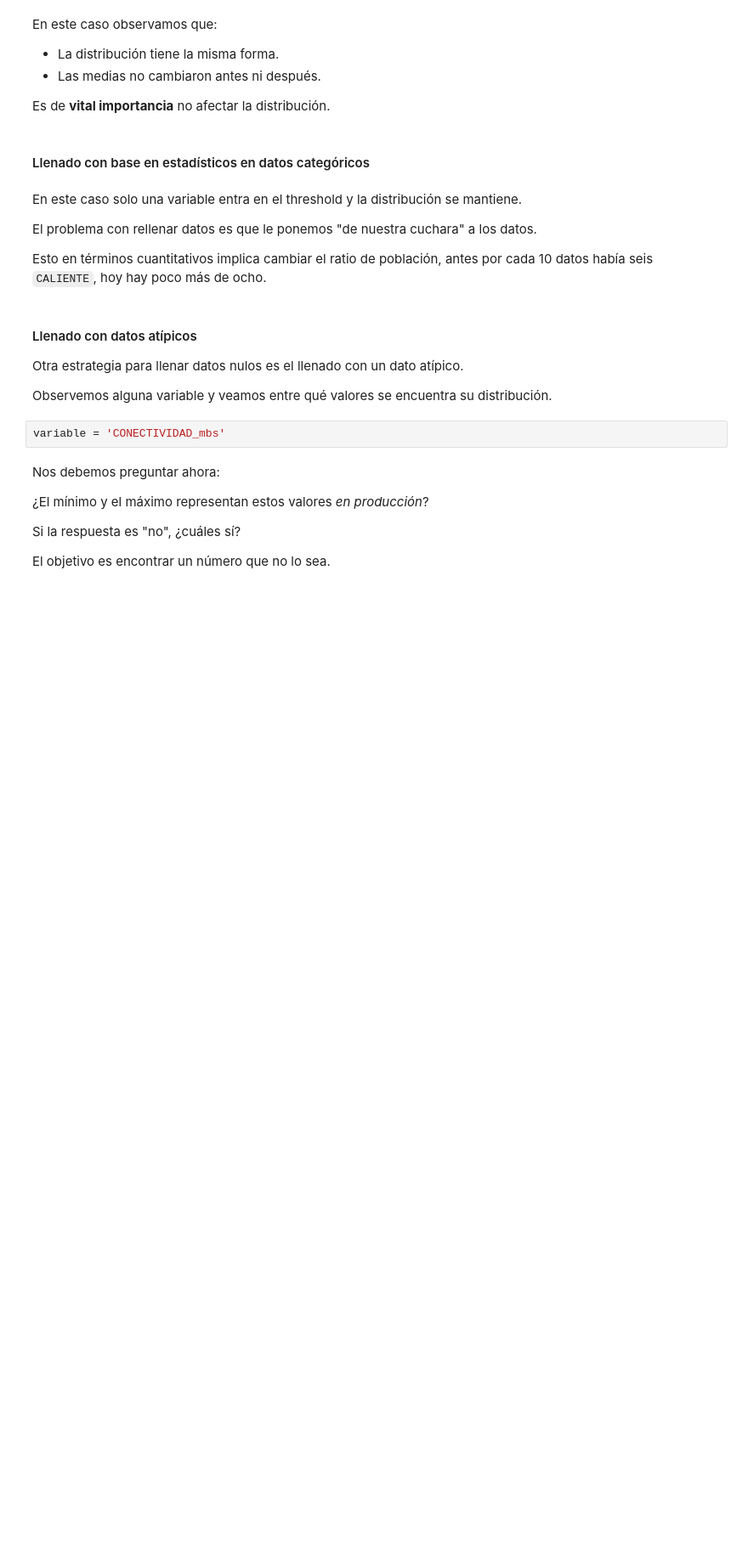
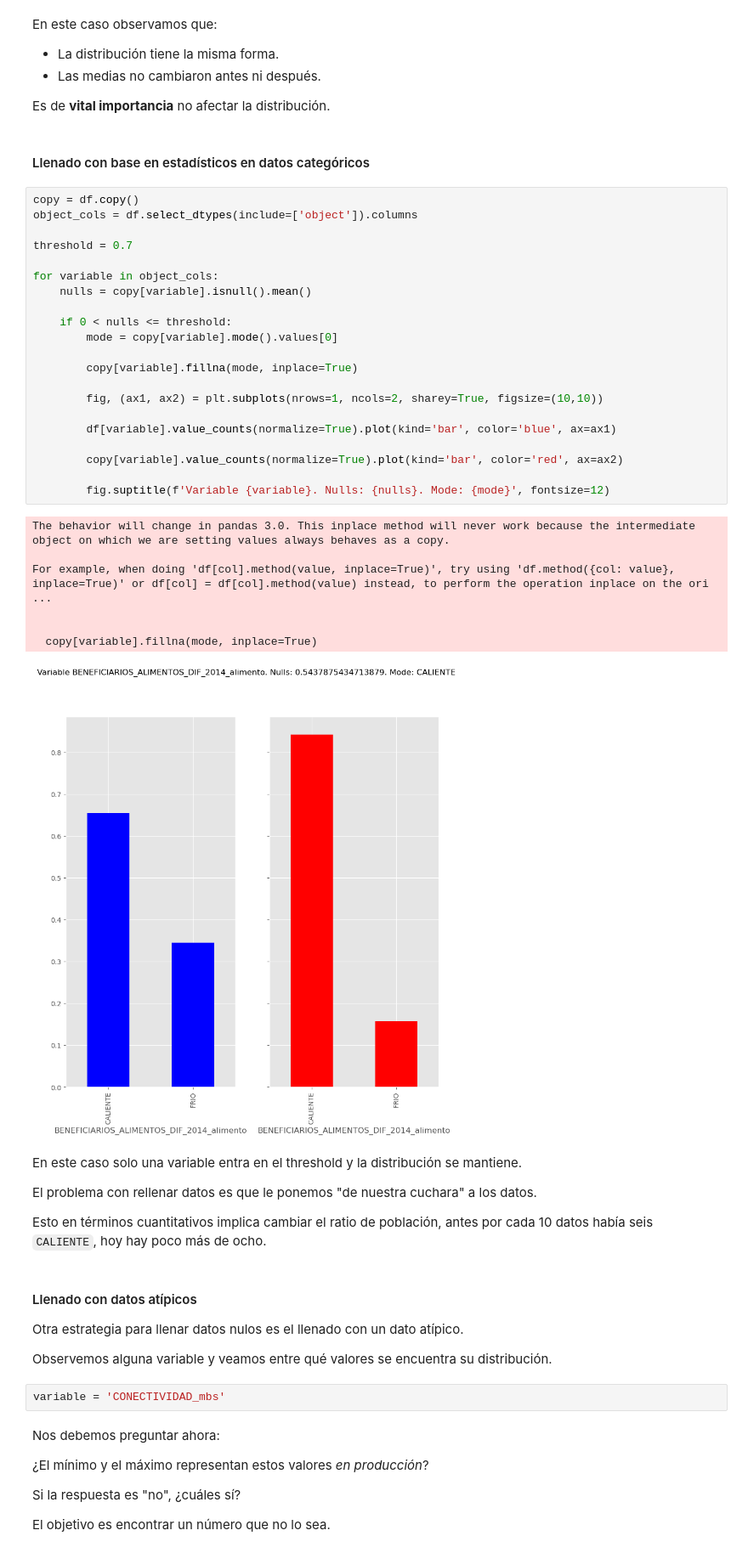
Before and after one commit to HectorH06/Data-Proc-Lab, a Jupyter notebook: Material/6,1_clase_202501.ipynb, the cells around one changed output. Shown: that part at 85% size. Saved outputs shown, nothing was run; the diff lists cells and outputs as text; blank space fills up the shorter version.

```diff
--- a/Material/6,1_clase_202501.ipynb
+++ b/Material/6,1_clase_202501.ipynb
@@ -191,6 +191,35 @@ En este caso observamos que:
 Es de **vital importancia** no afectar la distribución.
 # %% [markdown]
 #### Llenado con base en estadísticos en datos categóricos
+# %%
+copy = df.copy()
+object_cols = df.select_dtypes(include=['object']).columns
+
+threshold = 0.7
+
+for variable in object_cols:
+    nulls = copy[variable].isnull().mean()
+
+    if 0 < nulls <= threshold:
+        mode = copy[variable].mode().values[0]
+
+        copy[variable].fillna(mode, inplace=True)
+
+        fig, (ax1, ax2) = plt.subplots(nrows=1, ncols=2, sharey=True, figsize=(10,10))
+
+        df[variable].value_counts(normalize=True).plot(kind='bar', color='blue', ax=ax1)
+
+        copy[variable].value_counts(normalize=True).plot(kind='bar', color='red', ax=ax2)
+
+        fig.suptitle(f'Variable {variable}. Nulls: {nulls}. Mode: {mode}', fontsize=12)
+# %% [output]
+The behavior will change in pandas 3.0. This inplace method will never work because the intermediate object on which we are setting values always behaves as a copy.
+
+For example, when doing 'df[col].method(value, inplace=True)', try using 'df.method({col: value}, inplace=True)' or df[col] = df[col].method(value) instead, to perform the operation inplace on the ori ...
+
+
+  copy[variable].fillna(mode, inplace=True)
+[figure, added]
 # %% [markdown]
 En este caso solo una variable entra en el threshold y la distribución se mantiene.
 
```
